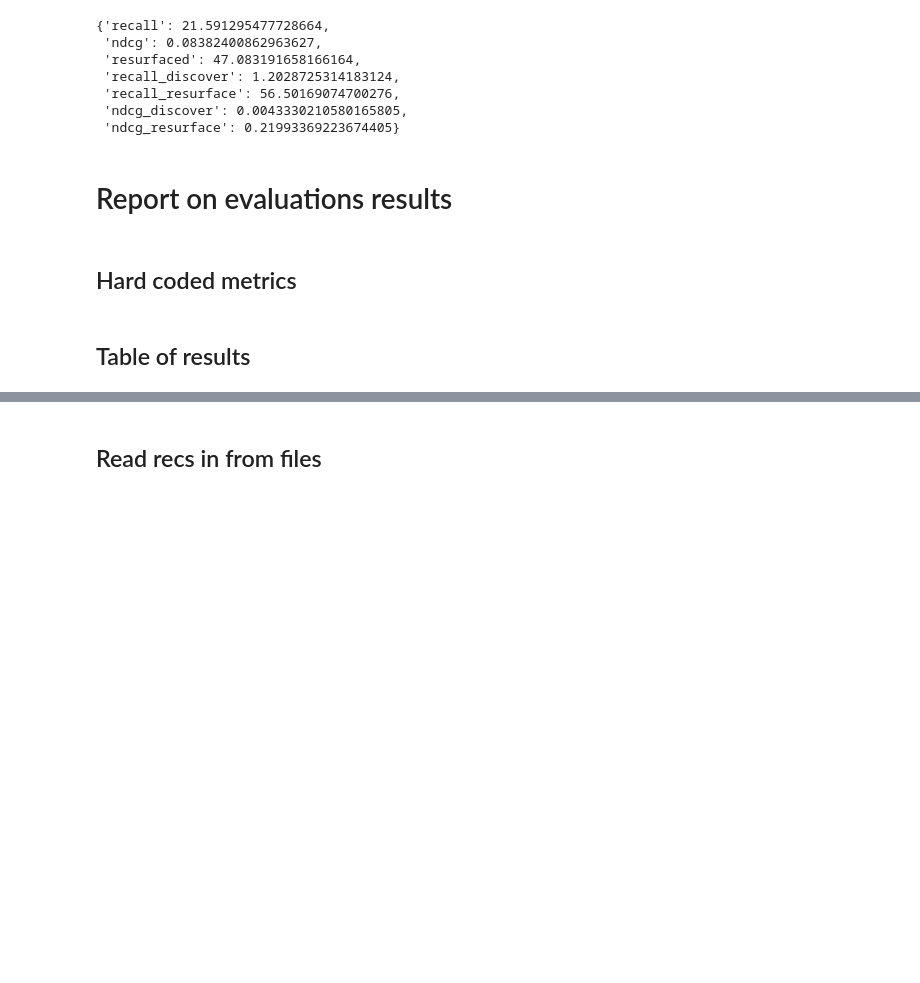
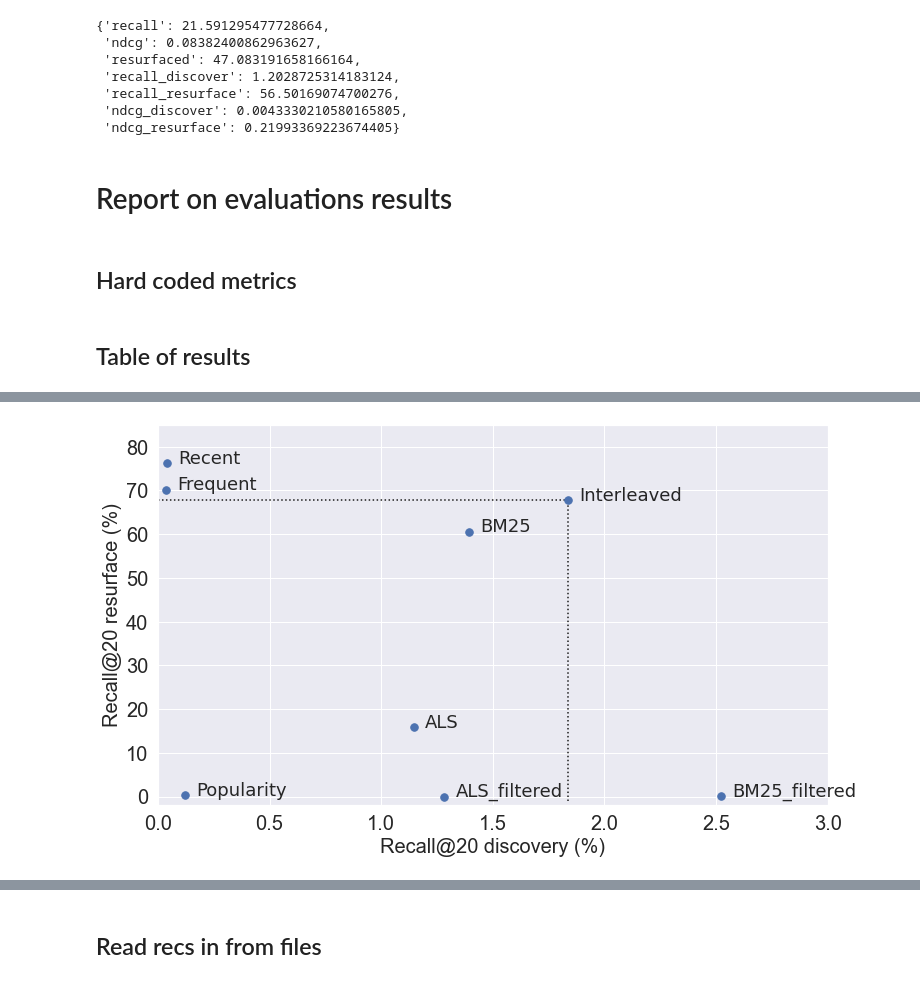
Before and after one commit to drsaunders/wikirecs, a Jupyter notebook: WikiRecs-2021-05-28-notebook.ipynb, the cells around one changed output, grey strips where cells are left out. Cells and saved outputs as stored; diff of their text form; code cells hidden in the pictures; blank space fills up the shorter version.

```diff
--- a/WikiRecs-2021-05-28-notebook.ipynb
+++ b/WikiRecs-2021-05-28-notebook.ipynb
@@ -1923,0 +2009,13 @@ results_df.sort_values("ndcg")
+# %%
+colnames = ["Recommender", "Recall@20", "nDCG@20","Resurfaced","Recall@20 discovery","Recall@20 resurface","nDCG@20 discovery","nDCG@20 resurface"]
+#apply(highlight_max, subset=colnames[1:]).
+results_df.columns = colnames
+results_df.sort_values("Recall@20", ascending=False).style.\
+    format({"Recall@20": "{:.1f}%",
+             "nDCG@20": "{:.3f}",
+             "Resurfaced": "{:.1f}%",
+             "Recall@20 discovery": "{:.1f}%",
+             "Recall@20 resurface": "{:.1f}%",
+             "nDCG@20 discovery": "{:.3f}",
+             "nDCG@20 resurface": "{:.3f}",
+             })
@@ -1941,0 +2073,43 @@ fig.show()
+# %%
+sns.set_theme(style="darkgrid")
+matplotlib.rcParams.update({'font.size': 48, 'figure.figsize':(8,5), 'legend.edgecolor':'k'})
+
+
+plt.figure(figsize=(12,7))
+A = results_df.loc[:,'Recall@20 discovery']
+B = results_df.loc[:,'Recall@20 resurface']
+
+x = 2*[results_df.loc[results_df.Recommender == "Interleaved","Recall@20 discovery"].values[0]]
+y = [-1, results_df.loc[results_df.Recommender == "Interleaved","Recall@20 resurface"].values[0]]
+plt.plot(x,y,":k")
+x[0] = 0
+y[0] = y[1]
+# plt.rcParams.update({'font.size': 48})
+plt.rc('xtick', labelsize=3)
+
+font = {'family' : 'normal',
+        'weight' : 'normal',
+        'size'   : 22}
+
+matplotlib.rc('font', **font)
+
+plt.plot(x,y,":k")
+
+plt.plot(A,B,'.', MarkerSize=15)
+
+
+for xyz in zip(results_df.Recommender, A, B):                                       # <--
+    plt.gca().annotate('%s' % xyz[0], xy=np.array(xyz[1:])+(0.05,0), textcoords='data', fontsize=18) # <--
+
+for tick in plt.gca().xaxis.get_major_ticks():
+    tick.label.set_fontsize(20)
+for tick in plt.gca().yaxis.get_major_ticks():
+    tick.label.set_fontsize(20)
+
+plt.xlabel("Recall@20 discovery (%)",fontsize=20)
+plt.ylabel("Recall@20 resurface (%)",fontsize=20)
+plt.xlim([0,3])
+plt.ylim([-2,85])
+axes = plt.gca()
+# %% [output]
+[figure, added]
```
Also changed, not shown: parts of 51 cells of this notebook, 1 other file.
